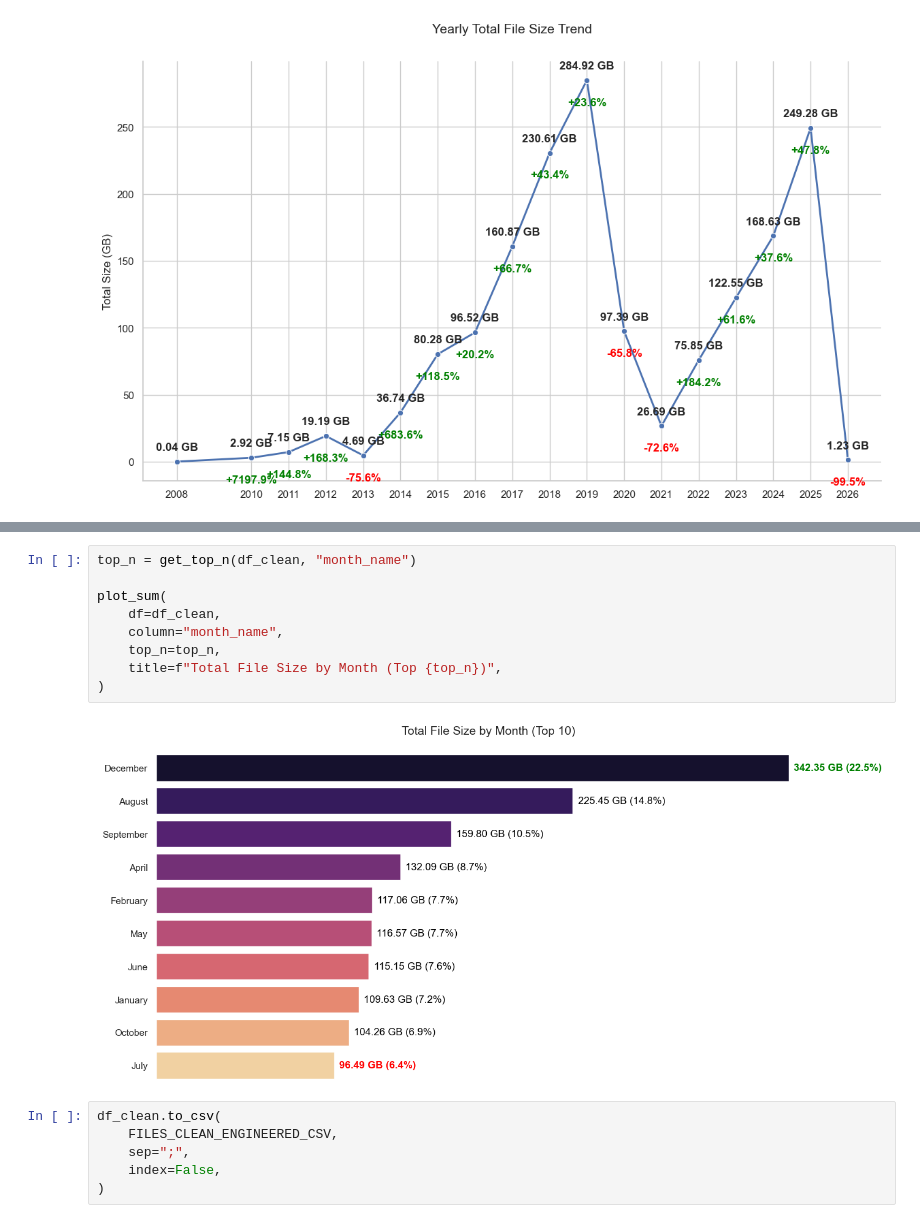
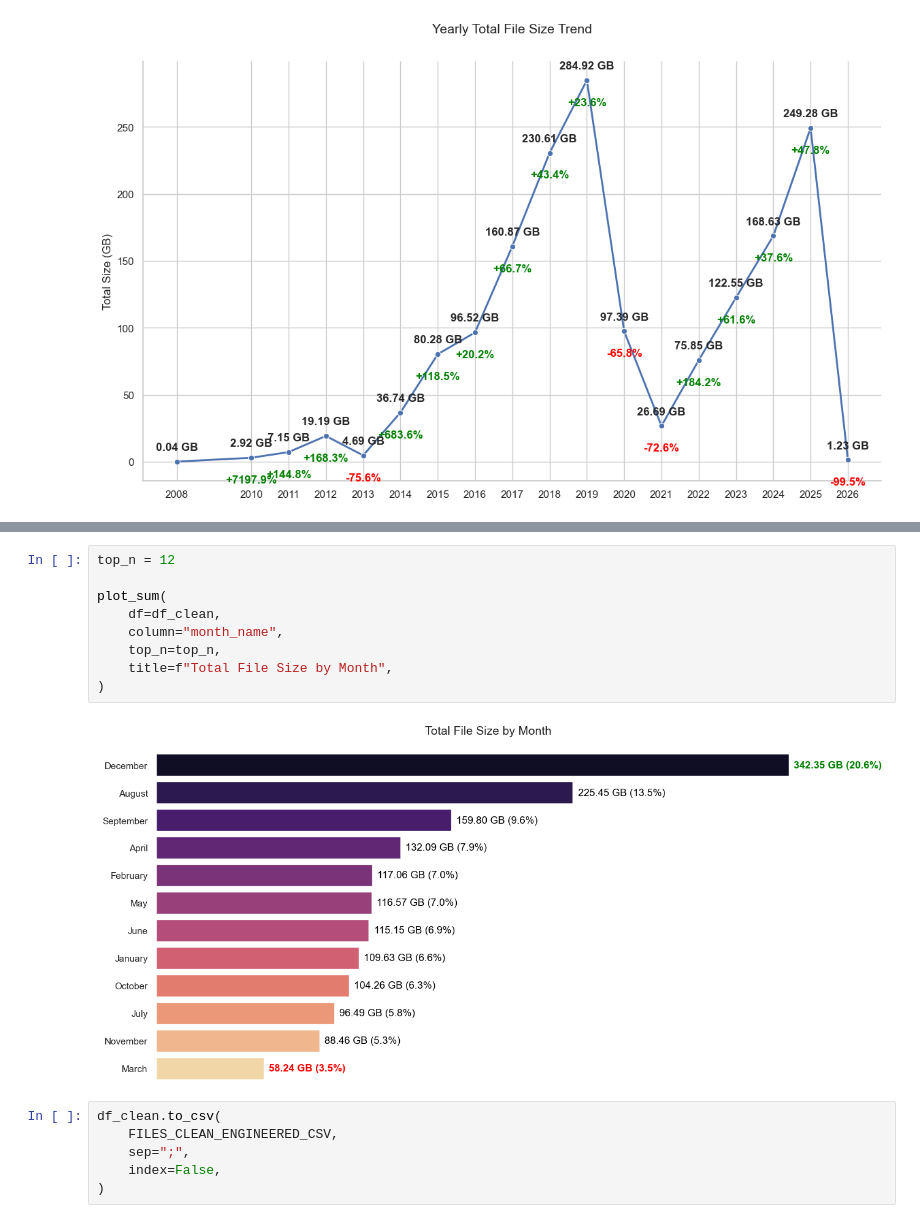
Before and after one commit to hansdarmawann/story-storage-1, a Jupyter notebook: notebooks/notebook.ipynb, the cells around one changed output, grey strips where cells are left out. Saved outputs shown, nothing was run; the diff lists cells and outputs as text.

```diff
--- a/notebooks/notebook.ipynb
+++ b/notebooks/notebook.ipynb
@@ -673,14 +672,14 @@ plot_count(
 # %%
-top_n = get_top_n(df_clean, "month_name")
+top_n = 12
 
 plot_sum(
     df=df_clean,
     column="month_name",
     top_n=top_n,
-    title=f"Total File Size by Month (Top {top_n})",
+    title=f"Total File Size by Month",
 )
 # %% [output]
-[figure, old version]
+[figure, new version]
 # %%
 df_clean.to_csv(
     FILES_CLEAN_ENGINEERED_CSV,
```
Also changed, not shown: parts of 4 cells of this notebook, 8 other files.
